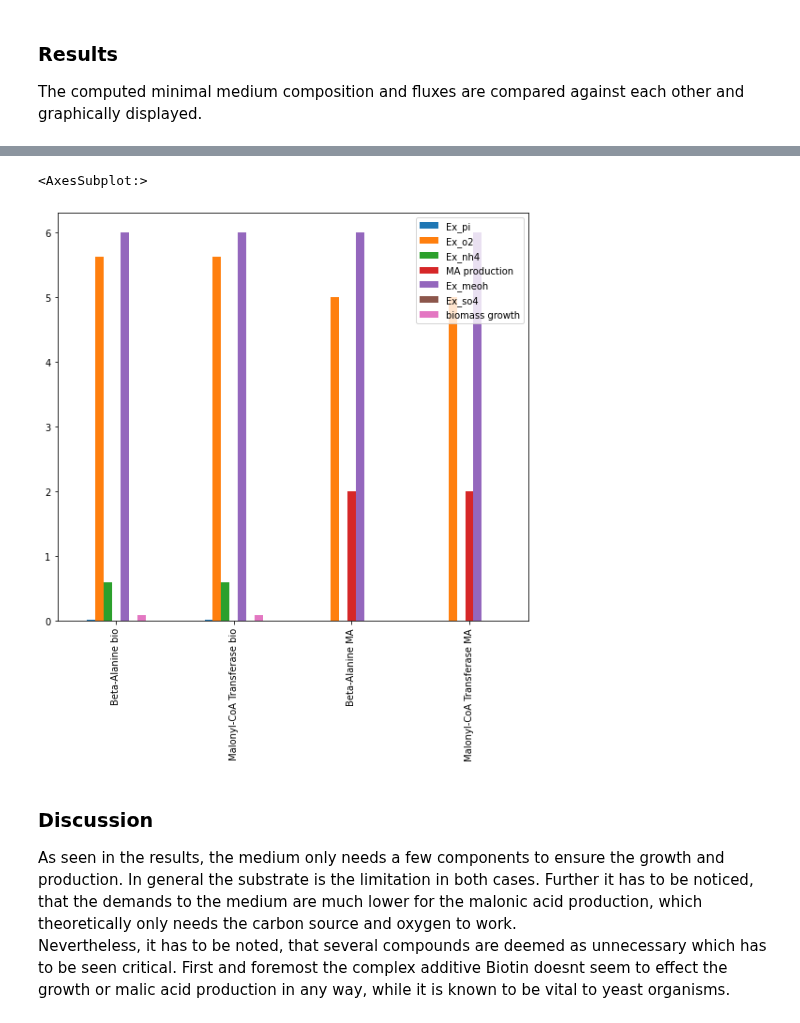
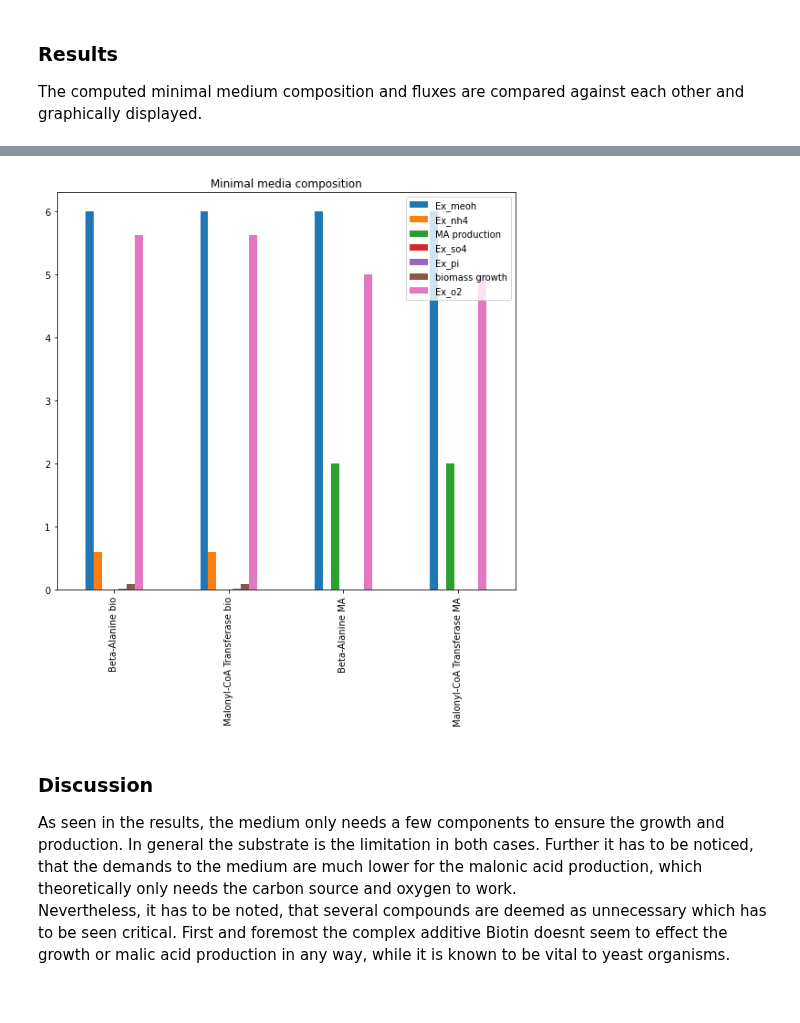
Before and after one commit to 27410/group-assignment-2021-group-8-malonic-acid-in-k-phaffii, a Jupyter notebook: scripts/Pathway_evaluation.ipynb, the cells around one changed output, grey strips where cells are left out. Cells and saved outputs as stored; diff of their text form; code cells hidden in the pictures.

Commit message:
Adding images

```diff
--- a/scripts/Pathway_evaluation.ipynb
+++ b/scripts/Pathway_evaluation.ipynb
@@ -43,15 +55,15 @@ medium['Ex_glyc'] = 0
 The pathways are one by one simulated with the set medium flux. They are analyzed for maximum malonic acid production in relation to the biomass growth. The phenotypic phase planes show the relation of the carbon yield for malonic acid on methanol as a function of the growth rate.
 # %%
 from cobra.flux_analysis.phenotype_phase_plane import production_envelope
-import pandas as pd
 
 model.medium = medium
 model.objective = model.reactions.get_by_id('Ex_biomass')
 
 df_yields = pd.DataFrame()
-df_max = pd.DataFrame(index=['max carbon yield','max production'])
+df_max = pd.DataFrame(index=['carbon yield','MA flux in mmol/gDW*h'])
+df_max.index.name = 'Maximum'
 max_growth = model.slim_optimize()
-print('General maximum biomass growth',max_growth)
+print('General maximum biomass growth',round(max_growth,4),'mmol/gDW*h')
 
 for pairing in models:
     pathway_model = pairing[0]
@@ -62,11 +74,10 @@ for pairing in models:
                     reactions='Ex_biomass',
                     objective='Ex_mln')
         df_yields[pairing[1]]=ppp.carbon_yield_maximum
-        #print(ppp.carbon_yield_maximum.max())
         df_max[pairing[1]]=[ppp.carbon_yield_maximum.max(),ppp.flux_maximum.max()]
-        #ppp.plot(x='Ex_biomass', y=['flux_maximum', 'carbon_yield_maximum'], title=pairing[1])
 
 display(df_max)
 df_yields['Ex_biomass'] = ppp.Ex_biomass
 df_yields.plot(x='Ex_biomass', y=[pairing[1] for pairing in models], title='Pathway carbon yields').set_ylabel('Carbon yield MA / Substrate')
+plt.savefig('../img/pathway_yields.png')
 # %% [output]
@@ -200,7 +207,7 @@ for pairing in models2:
                     objective='Ex_mln')
         df_pathway['MA production']=ppp.flux_maximum  # saving values for the MA prod in the dataframe
         df_pathway['Ex_meoh MA'] = ppp.Ex_meoh
-        mln=ppp.Ex_meoh[ppp.flux_maximum.idxmax()]   # saving the maximum meoh uptake rate for MA of the current pathway
+        mln=(round(ppp.Ex_meoh[ppp.flux_maximum.idxmax()],2),round(ppp.flux_maximum.max(),2))   # saving the maximum meoh uptake rate for MA of the current pathway
 
         # Obtaining values for biomass growth, same procedure as MA but different objective function
         pathway_model.objective = pathway_model.reactions.get_by_id('Ex_biomass')
@@ -209,7 +216,7 @@ for pairing in models2:
                     objective='Ex_biomass')
         df_pathway['20xBiomass']=ppp.flux_maximum*20   # saving values for the biomass growth in a dataframe, multiplying them by 20 to make them more visible in the graph
         df_pathway['Ex_meoh bio'] = ppp.Ex_meoh
-        bio = ppp.Ex_meoh[ppp.flux_maximum.idxmax()]
+        bio = (round(ppp.Ex_meoh[ppp.flux_maximum.idxmax()],2),round(ppp.flux_maximum.max(),2))
 
         # carrying all the obtained results out of the loop and with environment by saving them in a data frame or dictionary with the pathway name as key
         df_values[pairing[1]] = [mln,bio]  # saving the meoh uptake rate at the maximum production/growth as a list
@@ -301,10 +304,11 @@ for pairing in models2:
 ### Results
 The computed minimal medium composition and fluxes are compared against each other and graphically displayed.
 # %%
-transpose=pd.concat([df_med_bio.T, df_med_mln.T])
+transpose=pd.concat([round(df_med_bio.T,4), round(df_med_mln.T,4)])
 display(transpose)
 arguments = list(set(list(df_med_bio.index) + list(df_med_mln.index)))
 #arguments = ['Ex_o2', 'Ex_nh4', 'Ex_pi', 'Ex_so4']
-transpose.plot(y= arguments, kind='bar', figsize=(9,8))
+transpose.plot(y= arguments, kind='bar', figsize=(9,8), title = 'Minimal media composition')
+plt.savefig('../img/minimal_medium.png')
 # %% [output]
 |  | Ex_nh4 | Ex_pi | Ex_o2 | Ex_so4 | Ex_meoh | biomass growth | MA production |
@@ -315,5 +319,4 @@ transpose.plot(y= arguments, kind='bar', figsize=(9,8))
-<AxesSubplot:>
-[figure, old version]
+[figure, new version]
 # %% [markdown]
 ### Discussion
 As seen in the results, the medium only needs a few components to ensure the growth and production. In general the substrate is the limitation in both cases. Further it has to be noticed, that the demands to the medium are much lower for the malonic acid production, which theoretically only needs the carbon source and oxygen to work.
```
Also changed, not shown: parts of 6 cells of this notebook, 10 other files.
